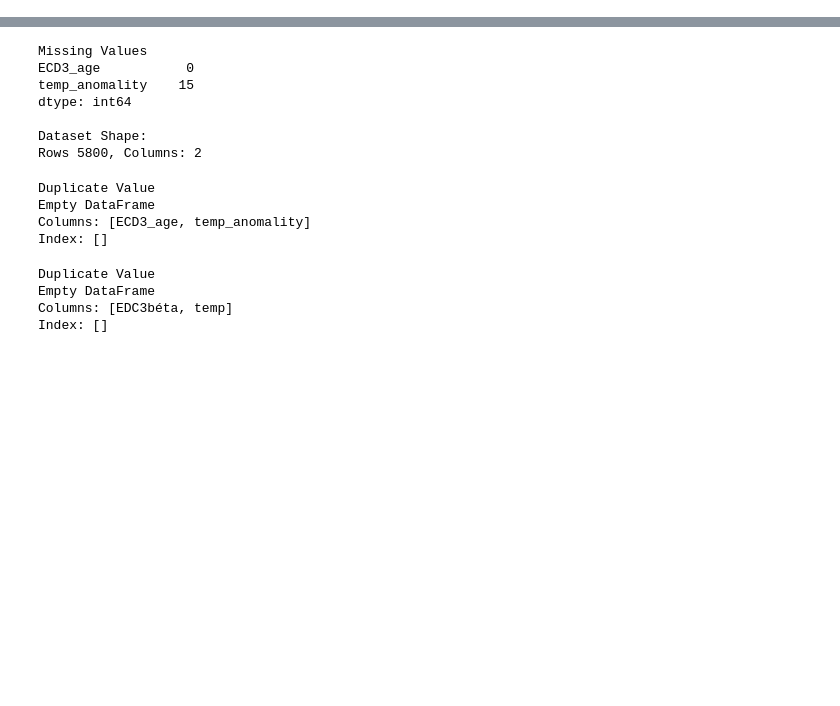
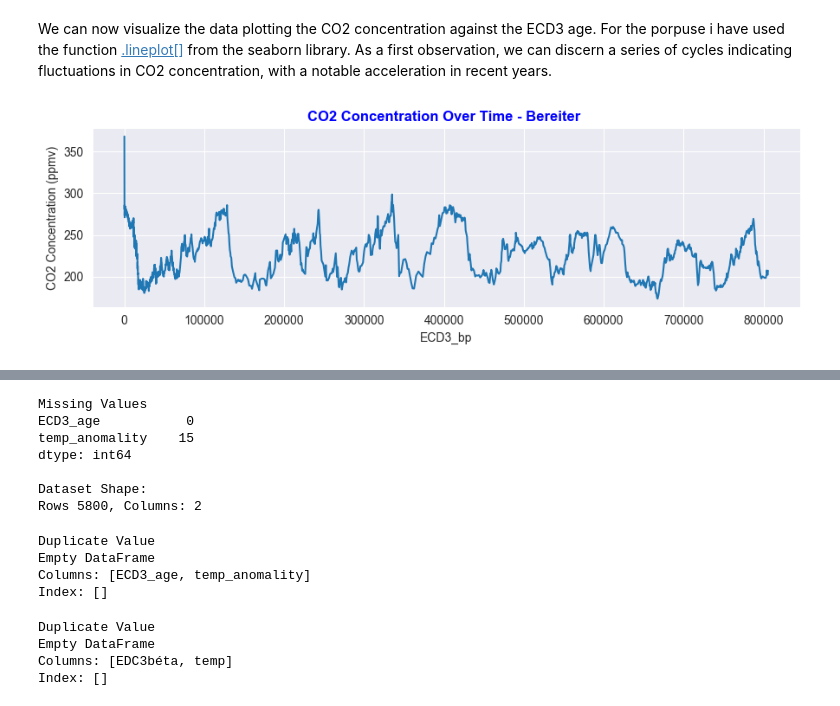
Before and after one commit to Cecilia8989/PfDA_Project2, a Jupyter notebook: pfda_project2.ipynb, the cells around one changed output, grey strips where cells are left out. Cells and saved outputs as stored; diff of their text form; code cells hidden in the pictures; blank space fills up the shorter version.

```diff
--- a/pfda_project2.ipynb
+++ b/pfda_project2.ipynb
@@ -327,0 +97,13 @@ plt.show()
+# %%
+# Add a new column "Year" to represent the year in the standard date format.
+# Define the current year using the date module.
+current_year = dt.date.today().year
+
+# Calculate the actual year based on the 'Gasage (yr BP)' column, assuming the present is 1950.
+ber_df['Year'] = 1950 - ber_df['Gasage (yr BP)'].astype(int)
+
+# Adjust the 'Gasage (yr BP)' column to express dates as of the current year.
+ber_df['ECD3_bp'] = current_year - 1950 + ber_df['Gasage (yr BP)']
+
+# Drop the 'Gasage (yr BP)' column for clarity, as it is no longer needed.
+ber_df = ber_df.drop('Gasage (yr BP)', axis=1)
@@ -327,0 +152,26 @@ plt.show()
+# %% [markdown]
+We can now visualize the data plotting the CO2 concentration against the ECD3 age. For the porpuse i have used the function [.lineplot[]](https://seaborn.pydata.org/generated/seaborn.lineplot.html) from the seaborn library. As a first observation, we can discern a series of cycles indicating fluctuations in CO2 concentration, with a notable acceleration in recent years.
+# %%
+# Plotting CO2 concentration against ECD3_bp
+
+# Set the visual style
+sns.set_style("darkgrid")
+
+# Set the figure size
+plt.figure(figsize=(9, 3))
+
+# Create a line plot
+sns.lineplot(x='ECD3_bp', y='CO2 (ppmv)', data=ber_df)
+
+# Add labels and title
+plt.xlabel('ECD3_bp')
+plt.ylabel('CO2 Concentration (ppmv)')
+plt.title('CO2 Concentration Over Time - Bereiter ', fontweight='bold', color='blue')
+
+# Improve spacing for better aesthetics
+plt.tight_layout()
+
+# Display the plot
+plt.show()
+# %% [output]
+[figure, added]
```
Also changed, not shown: parts of 74 cells of this notebook, 4 other files.
